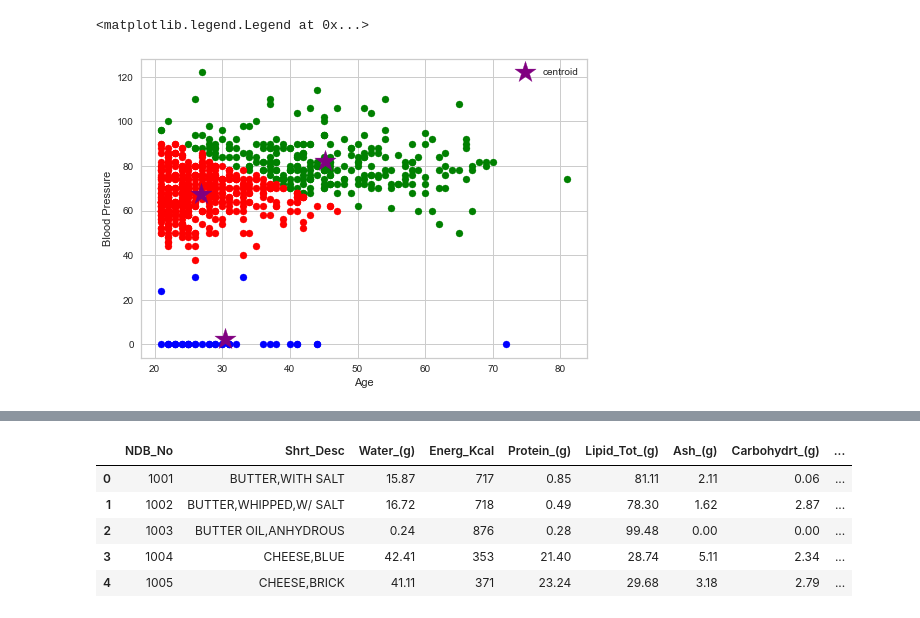
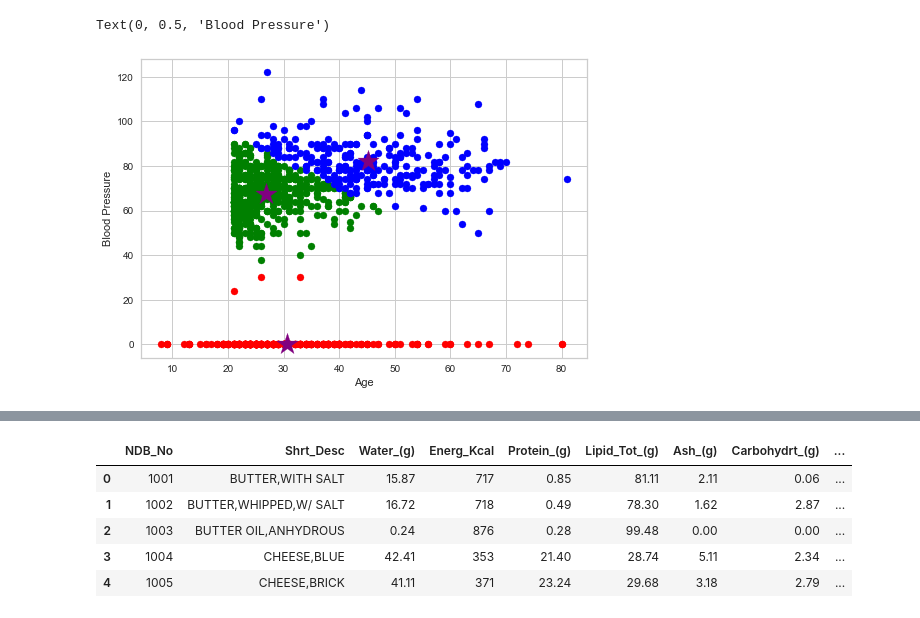
Before and after one commit to nutzbee/Collab-Tests, a Jupyter notebook: Food_Clustering.ipynb, the cells around one changed output, grey strips where cells are left out. Cells and saved outputs as stored; diff of their text form; code cells hidden in the pictures.

```diff
--- a/Food_Clustering.ipynb
+++ b/Food_Clustering.ipynb
@@ -27,2 +27,3 @@ from ipywidgets import interact
 # %%
-diabetesdf = pd.read_csv('diabetes.csv')
+fpDf = pd.read_csv('Food_Preference.csv')
+diaDf = pd.read_csv('diabetes.csv')
@@ -38,21 +30,25 @@ diabetesdf.head()
+# %%
+mergedDf = pd.concat([fpDf,diaDf]).drop_duplicates().reset_index(drop=True)
+# %%
+mergedDf = mergedDf.fillna(0)
+mergedDf.to_csv('mergedDf.csv', index=False)
 # %%
-diabeteskm = KMeans(n_clusters=3)
-y_diabetespredict = diabeteskm.fit_predict(diabetesdf[['Age', 'BloodPressure']])
-diabetesdf['cluster'] = y_diabetespredict
+mergedkm = KMeans(n_clusters=3)
+y_mergedpredict = mergedkm.fit_predict(mergedDf[['Age', 'BloodPressure']])
+mergedDf['cluster'] = y_mergedpredict
 
-df1 = diabetesdf[diabetesdf.cluster==0]
-df2 = diabetesdf[diabetesdf.cluster==1]
-df3 = diabetesdf[diabetesdf.cluster==2]
+df1 = mergedDf[mergedDf.cluster==0]
+df2 = mergedDf[mergedDf.cluster==1]
+df3 = mergedDf[mergedDf.cluster==2]
 
 plt.scatter(df1['Age'], df1.BloodPressure, color='green')
 plt.scatter(df2['Age'], df2.BloodPressure, color='red')
 plt.scatter(df3['Age'], df3.BloodPressure, color='blue')
 
-plt.scatter(diabeteskm.cluster_centers_[:,0],diabeteskm.cluster_centers_[:,1],color='purple', marker='*', label='centroid', s=500)
+plt.scatter(mergedkm.cluster_centers_[:,0],mergedkm.cluster_centers_[:,1],color='purple', marker='*', label='centroid', s=500)
 
 plt.xlabel('Age')
 plt.ylabel('Blood Pressure')
-plt.legend()
 # %% [output]
-<matplotlib.legend.Legend at 0x...>
+Text(0, 0.5, 'Blood Pressure')
-[figure, old version]
+[figure, new version]
```
Also changed, not shown: parts of 24 cells of this notebook, 3 other files.
